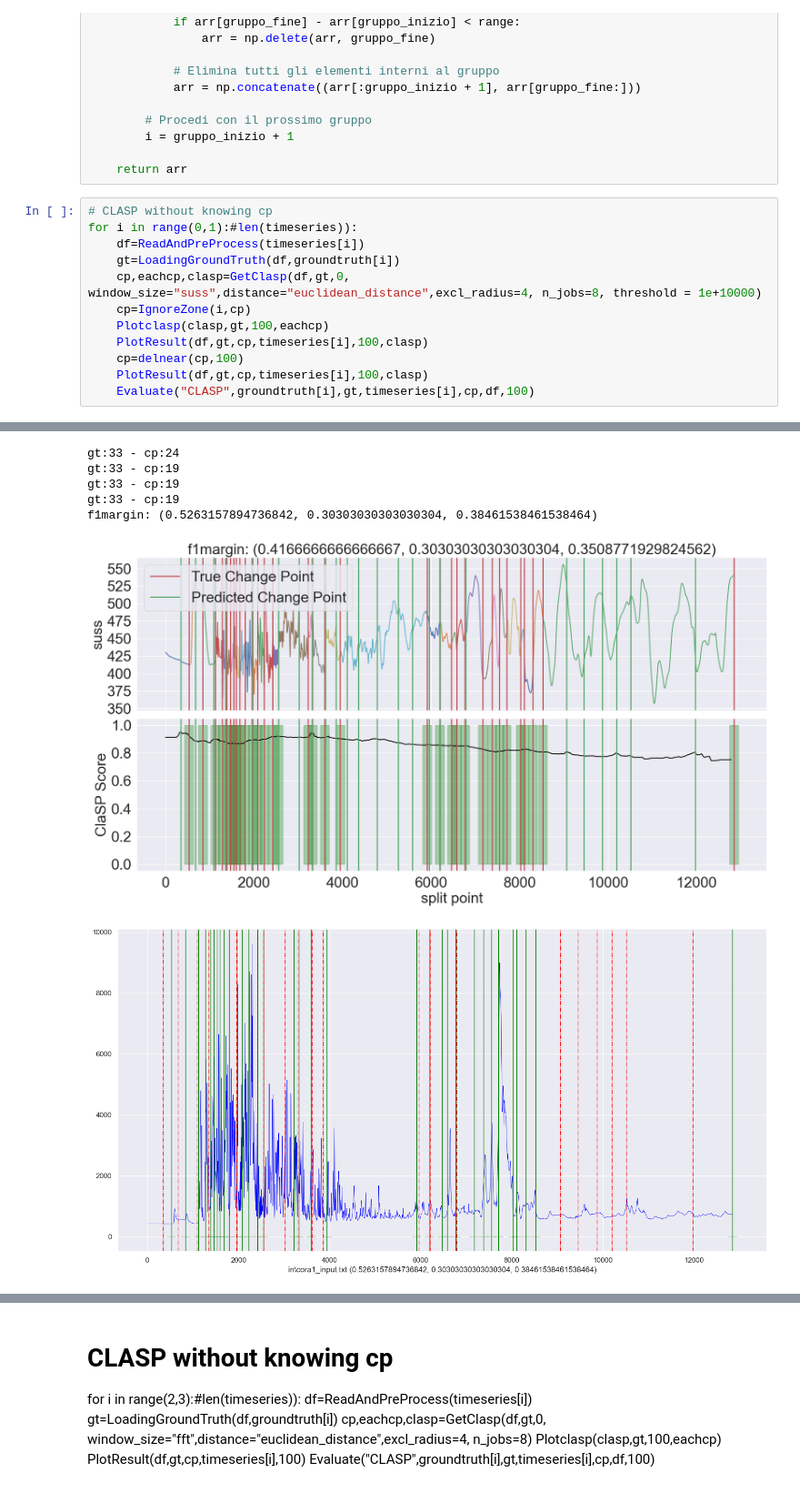
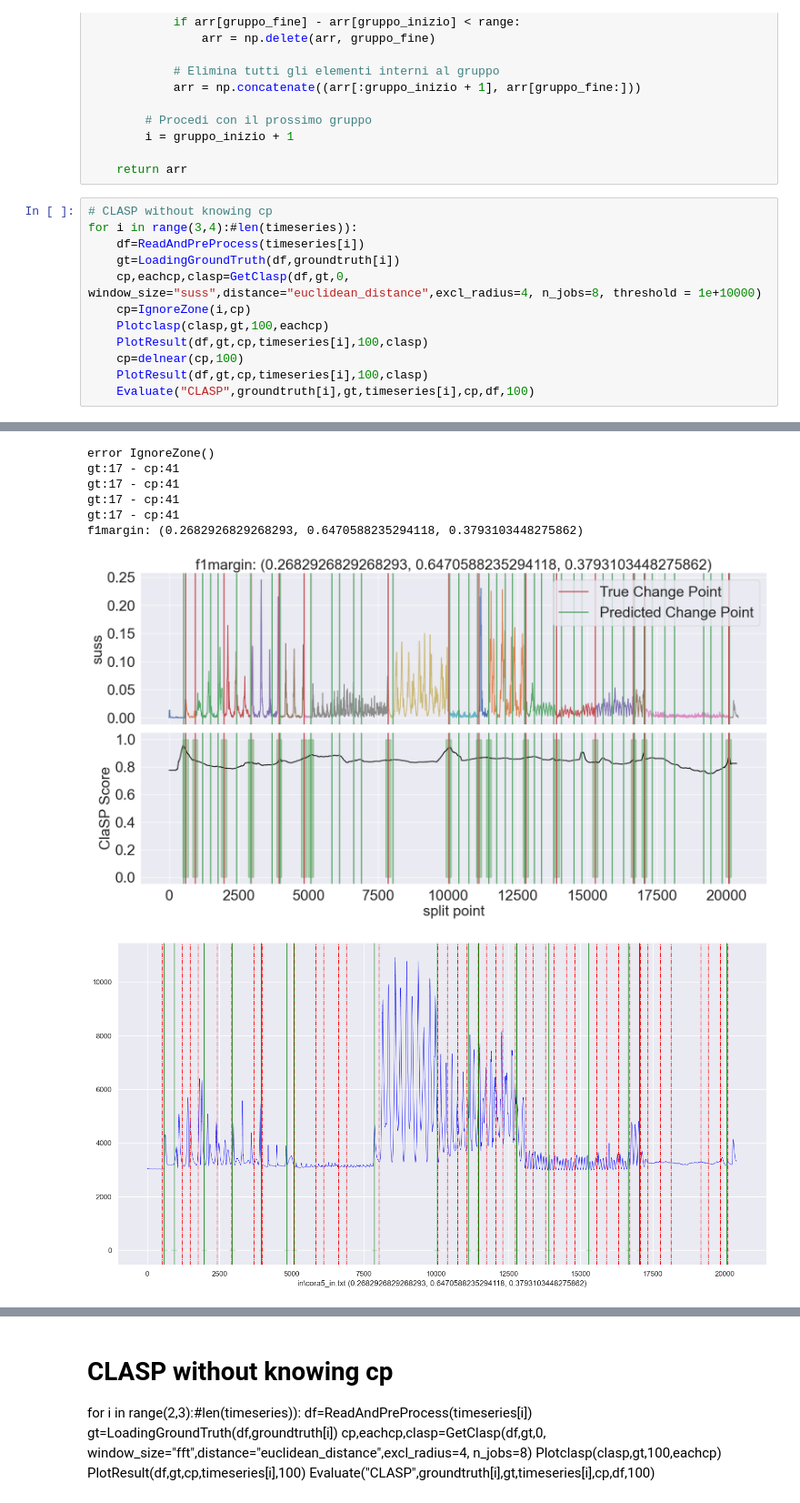
Before and after one commit to mosenco/CUSUMMO, a Jupyter notebook: clasptest copy.ipynb, the cells around one changed output, grey strips where cells are left out. Shown at 91% size. Saved outputs shown, nothing was run; the diff lists cells and outputs as text.

```diff
--- a/clasptest copy.ipynb
+++ b/clasptest copy.ipynb
@@ -389,7 +389,7 @@ def delnear(arr,range):
     return arr
 # %%
 # CLASP without knowing cp
-for i in range(0,1):#len(timeseries)):
+for i in range(3,4):#len(timeseries)):
     df=ReadAndPreProcess(timeseries[i])
     gt=LoadingGroundTruth(df,groundtruth[i])
     cp,eachcp,clasp=GetClasp(df,gt,0, window_size="suss",distance="euclidean_distance",excl_radius=4, n_jobs=8, threshold = 1e+10000)
@@ -403,9 +421,10 @@ for i in range(0,1):#len(timeseries)):
 unknown!
-gt:33 - cp:24
-gt:33 - cp:19
-gt:33 - cp:19
-gt:33 - cp:19
-f1margin: (0.5263157894736842, 0.30303030303030304, 0.38461538461538464)
+error IgnoreZone()
+gt:17 - cp:41
+gt:17 - cp:41
+gt:17 - cp:41
+gt:17 - cp:41
+f1margin: (0.2682926829268293, 0.6470588235294118, 0.3793103448275862)
-[figure, old version]
+[figure, new version]
-[figure, old version]
+[figure, new version]
 <Figure size 1800x900 with 0 Axes>
```
Also changed, not shown: parts of 1 cell of this notebook, 3 other files.
